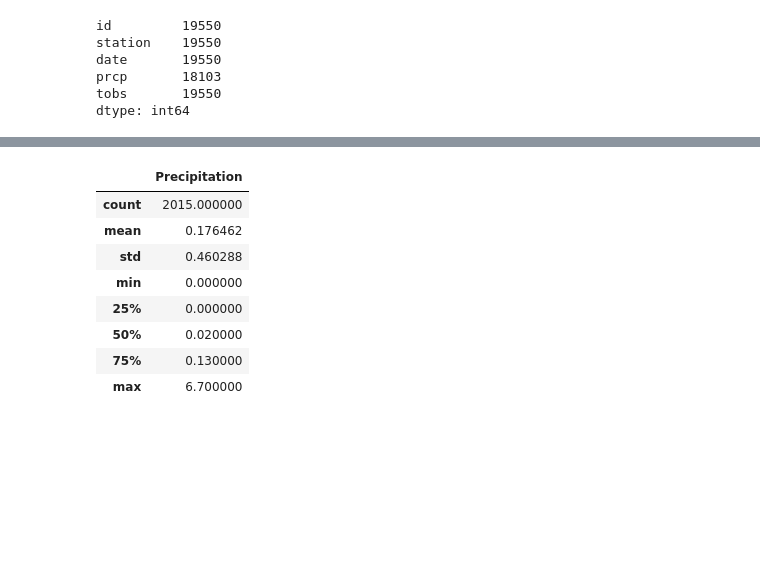
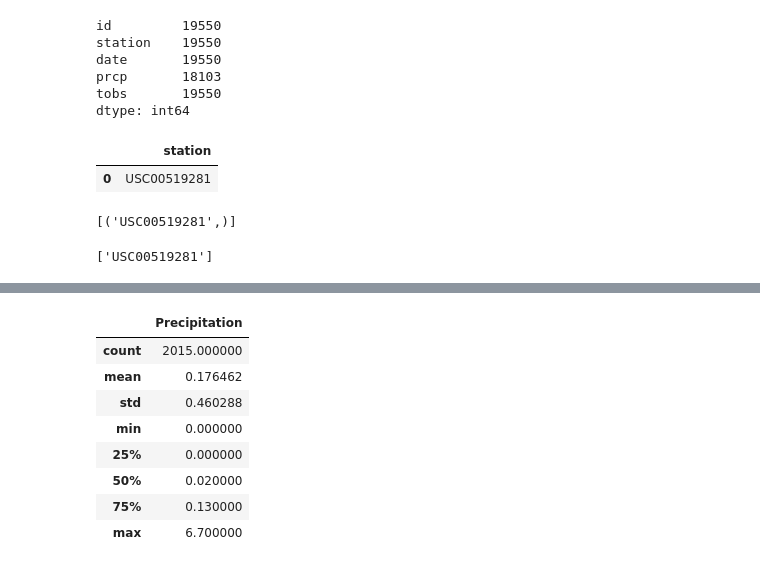
Before and after one commit to bakerv/sqlalchemy-challenge, a Jupyter notebook: main.ipynb, the cells around one changed output, grey strips where cells are left out. Saved outputs shown, nothing was run; the diff lists cells and outputs as text; code cells hidden in the pictures; blank space fills up the shorter version.

```diff
--- a/main.ipynb
+++ b/main.ipynb
@@ -87,3 +100,17 @@ date       19550
 prcp       18103
 tobs       19550
 dtype: int64
+# %%
+#most active station
+
+ma = pd.read_sql("""
+SELECT station
+FROM measurement
+GROUP BY station
+ORDER BY count(prcp) DESC
+LIMIT 1;
+""",con = engine)
+ma
+# %% [output]
+|  | station |
+| 0 | USC00519281 |
@@ -89,0 +126,16 @@ dtype: int64
+# %%
+mostactive
+# %% [output]
+[('USC00519281',)]
+# %%
+  with engine.connect() as data:
+         mostactive2 = list(np.ravel(data.execute("""
+        SELECT station
+        FROM measurement
+        GROUP BY station
+        ORDER BY count(prcp) DESC
+        LIMIT 1;
+        """).all()))
+mostactive2
+# %% [output]
+['USC00519281']
```
Also changed, not shown: parts of 13 cells of this notebook, 1 other file.
